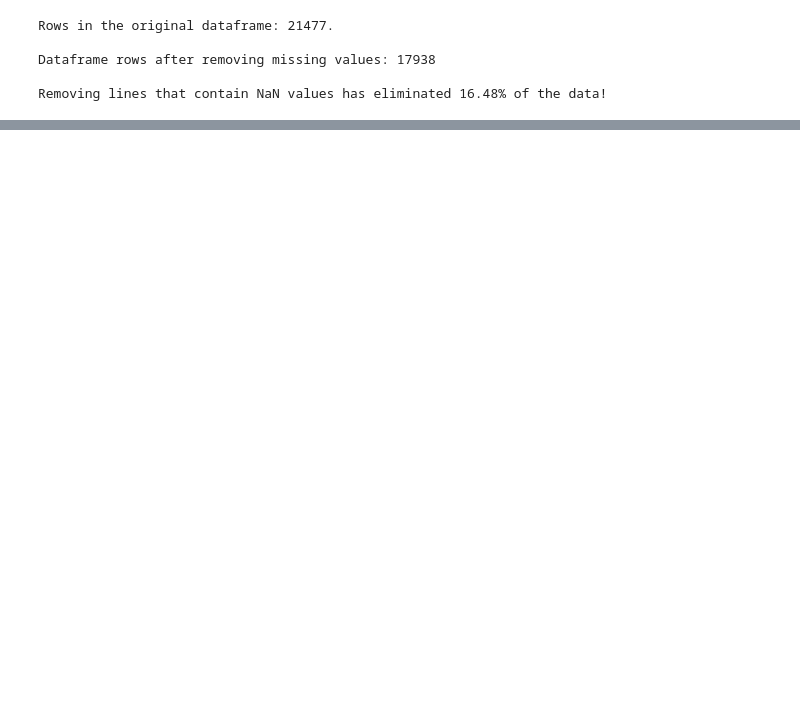
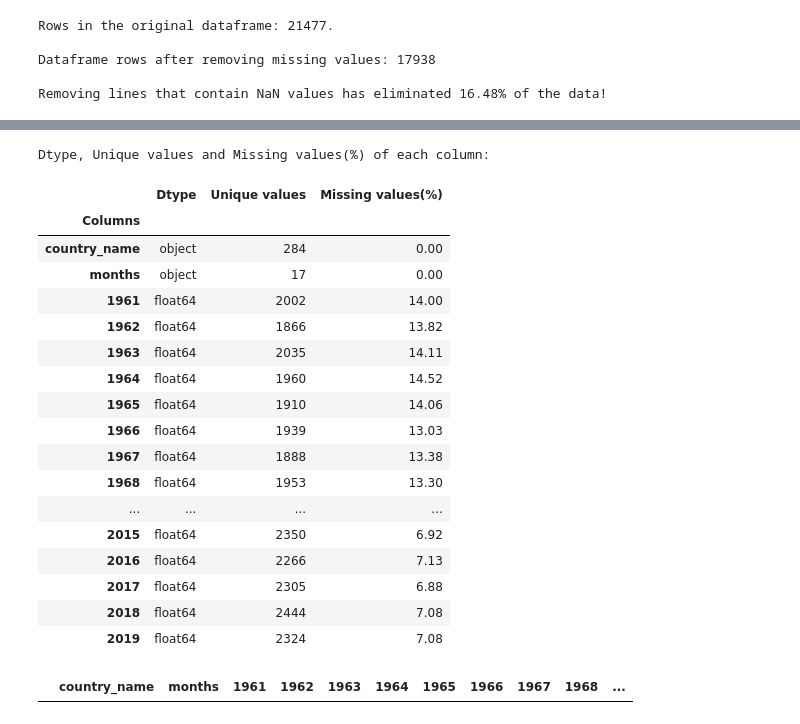
Before and after one commit to Raunak3012/DV_mini_project, a Jupyter notebook: Poject_mini.ipynb, the cells around one changed output, grey strips where cells are left out. Saved outputs shown, nothing was run; the diff lists cells and outputs as text; code cells hidden in the pictures; blank space fills up the shorter version.

```diff
--- a/Poject_mini.ipynb
+++ b/Poject_mini.ipynb
@@ -200,0 +348,39 @@ def fuzz_finder(dictionary, test, target, treshold, first, last, show):
+# %%
+df_temp = df_temp.loc[df_temp.Element == 'Temperature change']
+
+df_temp.drop(columns=['Area Code', 'Months Code', 'Element Code', 'Element', 'Unit'], inplace=True)
+
+# Remove 'Y' from year's labels
+df_temp.rename(columns={x:x[1:] for x in df_temp.columns if 'Y' in x}, inplace=True)
+
+# Change the names of 'Area' and 'Months' columns
+df_temp.rename(columns={'Area': 'country_name', 'Months':'months'}, inplace=True)
+# %%
+print("Dtype, Unique values and Missing values(%) of each column:")
+
+df_temp_info= pd.DataFrame({"Dtype": df_temp.dtypes,
+                            "Unique values": df_temp.nunique(),
+                            "Missing values(%)": round(df_temp.isnull().sum()/df_temp.shape[0]*100, 2)
+                            }).rename_axis('Columns', axis='rows')
+
+df_temp_info
+# %% [output]
+Dtype, Unique values and Missing values(%) of each column:
+|  | Dtype | Unique values | Missing values(%) |
+| Columns |  |  |  |
+| country_name | object | 284 | 0.00 |
+| months | object | 17 | 0.00 |
+| 1961 | float64 | 2002 | 14.00 |
+| 1962 | float64 | 1866 | 13.82 |
+| 1963 | float64 | 2035 | 14.11 |
+| 1964 | float64 | 1960 | 14.52 |
+| 1965 | float64 | 1910 | 14.06 |
+| 1966 | float64 | 1939 | 13.03 |
+| 1967 | float64 | 1888 | 13.38 |
+| 1968 | float64 | 1953 | 13.30 |
+| ... | ... | ... | ... |
+| 2015 | float64 | 2350 | 6.92 |
+| 2016 | float64 | 2266 | 7.13 |
+| 2017 | float64 | 2305 | 6.88 |
+| 2018 | float64 | 2444 | 7.08 |
+| 2019 | float64 | 2324 | 7.08 |
@@ -200,0 +392,4 @@ def fuzz_finder(dictionary, test, target, treshold, first, last, show):
+# %%
+df_temp.loc[df_temp.duplicated()]
+# %% [output]
+|  | country_name | months | 1961 | 1962 | 1963 | 1964 | 1965 | 1966 | 1967 | 1968 | ... |
```
Also changed, not shown: parts of 16 cells of this notebook.
